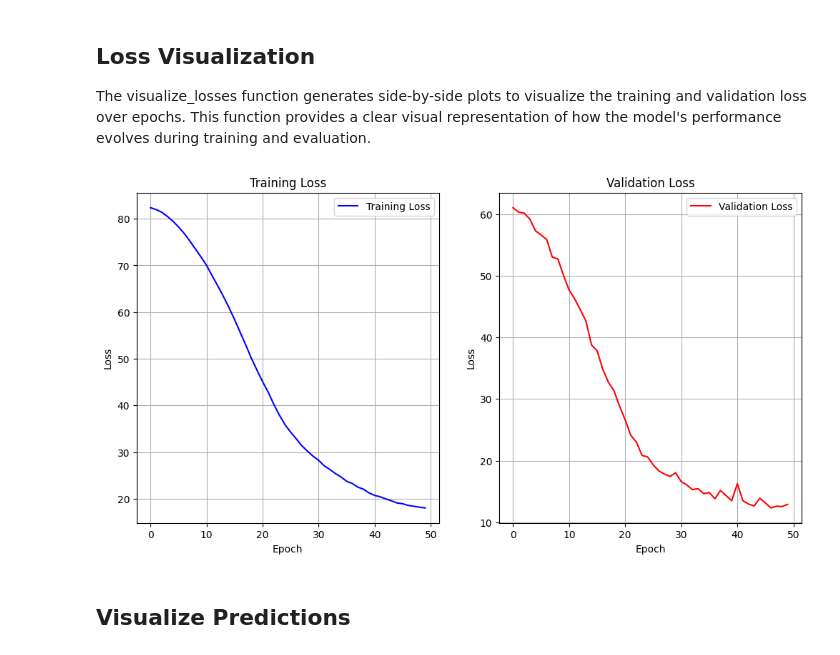
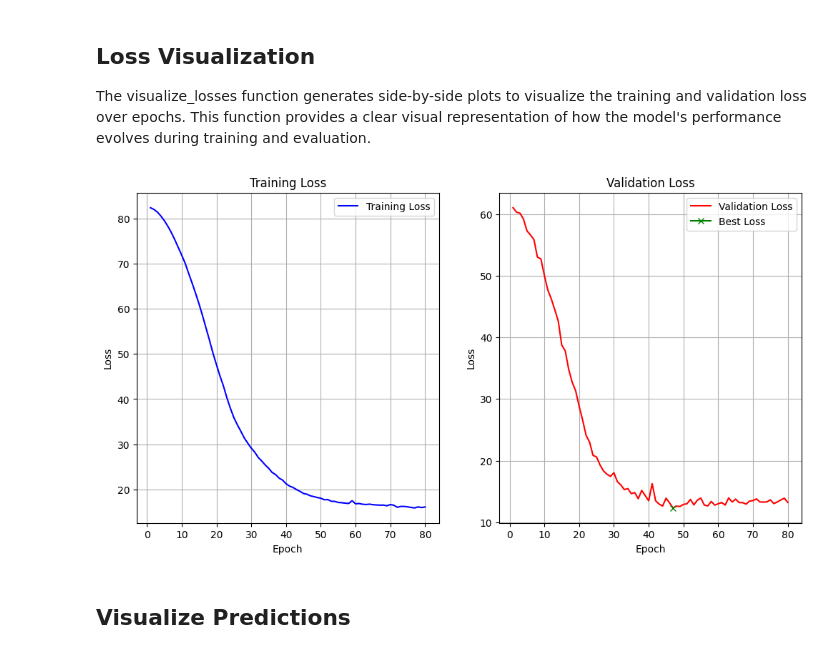
Before and after one commit to akaTsunemori/ai-studies, a Jupyter notebook: P8_Time_Series_Forecasting/P8_Time_Series_Forecasting.ipynb, the cells around one changed output. Saved outputs shown, nothing was run; the diff lists cells and outputs as text; code cells hidden in the pictures.

Commit message:
Save the model state with the best validation loss

```diff
--- a/P8_Time_Series_Forecasting/P8_Time_Series_Forecasting.ipynb
+++ b/P8_Time_Series_Forecasting/P8_Time_Series_Forecasting.ipynb
@@ -242,9 +243,9 @@ criterion = nn.HuberLoss()
 The train_model function defines the training loop for the ForecastingModel. It takes the model, training and validation data loaders, optimizer, loss function, and the number of epochs as input. Every 10 epochs, the function prints the training and validation losses to track the progress.
 # %%
 def train_model(model, train_loader, valid_loader, optimizer, criterion, num_epochs=20):
-    training_loss = []
-    validation_loss = []
-    for epoch in range(num_epochs):
+    training_losses, validation_losses = list(), list()
+    best_epoch, best_loss, best_state = -1, float('inf'), model.state_dict()
+    for epoch in range(1, num_epochs + 1):
         model.train()  # Set the model to training mode
         h = model.init_hidden(batch_size)
         total_train_loss = 0
@@ -281,16 +282,23 @@ def train_model(model, train_loader, valid_loader, optimizer, criterion, num_epo
                 )  # Use the last value as the label
                 total_valid_loss += loss.item()
             avg_valid_loss = total_valid_loss / len(valid_loader)
-        training_loss.append(avg_train_loss)
-        validation_loss.append(avg_valid_loss)
-        if (epoch + 1) % 10 == 0:
-            print(f"Epoch [{epoch+1}/{num_epochs}],", end=" ")
+        training_losses.append(avg_train_loss)
+        validation_losses.append(avg_valid_loss)
+        if avg_valid_loss < best_loss:
+            best_loss = avg_valid_loss
+            best_state = deepcopy(model.state_dict())
+            best_epoch = epoch
+        if epoch % 10 == 0:
+            print(f"Epoch [{epoch}/{num_epochs}],", end=" ")
             print(f"Train Loss: {avg_train_loss:.4f},", end=" ")
             print(f"Validation Loss: {avg_valid_loss:.4f}")
-    return training_loss, validation_loss
+    print(f'Loading model state with the best validation loss: {best_loss:.4f},')
+    print(f'which happened at epoch {best_epoch}')
+    model.load_state_dict(best_state)
+    return best_epoch, best_loss, training_losses, validation_losses
 # %%
-num_epochs = 50
-training_loss, validation_loss = train_model(
+num_epochs = 80
+best_epoch, best_loss, training_losses, validation_losses = train_model(
     model,
     train_set,
     valid_set,
@@ -340,11 +353,12 @@ Validation MAE: 13.7355
 
 The visualize_losses function generates side-by-side plots to visualize the training and validation loss over epochs. This function provides a clear visual representation of how the model's performance evolves during training and evaluation.
 # %%
-def visualize_losses(training_loss, validation_loss):
+def visualize_losses(best_epoch, best_loss, training_losses, validation_losses):
+    total_epochs = range(1, len(validation_losses) + 1)
     plt.figure(figsize=(12, 6))
     # Plot for training loss
     plt.subplot(1, 2, 1)  # 1 row, 2 columns, plot 1
-    plt.plot(training_loss, color="blue", label="Training Loss")
+    plt.plot(total_epochs, training_losses, color="blue", label="Training Loss")
     plt.title("Training Loss")
     plt.xlabel("Epoch")
     plt.ylabel("Loss")
@@ -352,16 +366,18 @@ def visualize_losses(training_loss, validation_loss):
     plt.legend()
     # Plot for validation loss
     plt.subplot(1, 2, 2)  # 1 row, 2 columns, plot 2
-    plt.plot(validation_loss, color="red", label="Validation Loss")
+    plt.plot(total_epochs, validation_losses, color="red", label="Validation Loss")
+    plt.plot(best_epoch, best_loss, color='green', marker='x', label='Best Loss')
+    plt.plot()
     plt.title("Validation Loss")
     plt.xlabel("Epoch")
     plt.ylabel("Loss")
     plt.grid(True)
     plt.legend()
-# %%
-visualize_losses(training_loss, validation_loss)
-# %% [output]
-[figure, removed]
+# %%
+visualize_losses(best_epoch, best_loss, training_losses, validation_losses)
+# %% [output]
+[figure, added]
 # %% [markdown]
 ## Visualize Predictions
 # %% [markdown]
```
Also changed, not shown: parts of 4 cells of this notebook.
